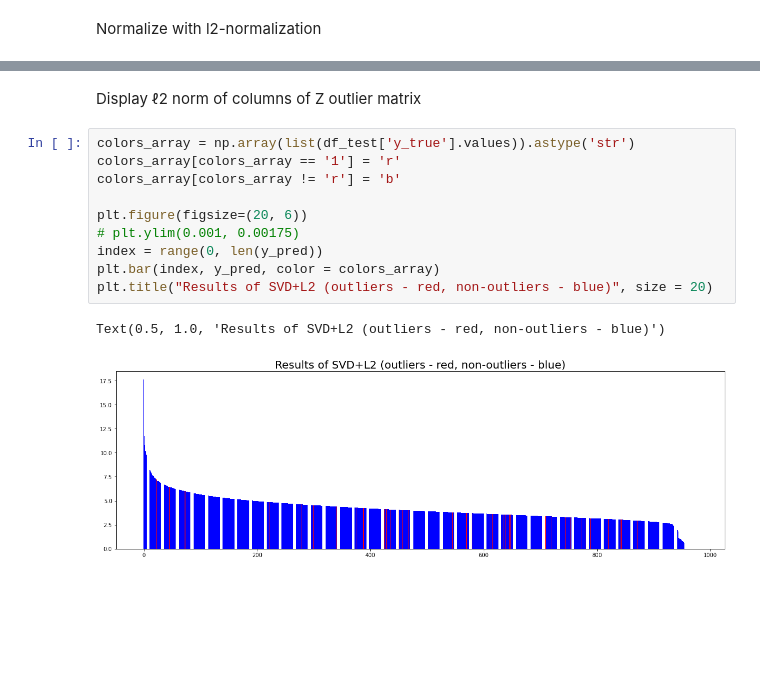
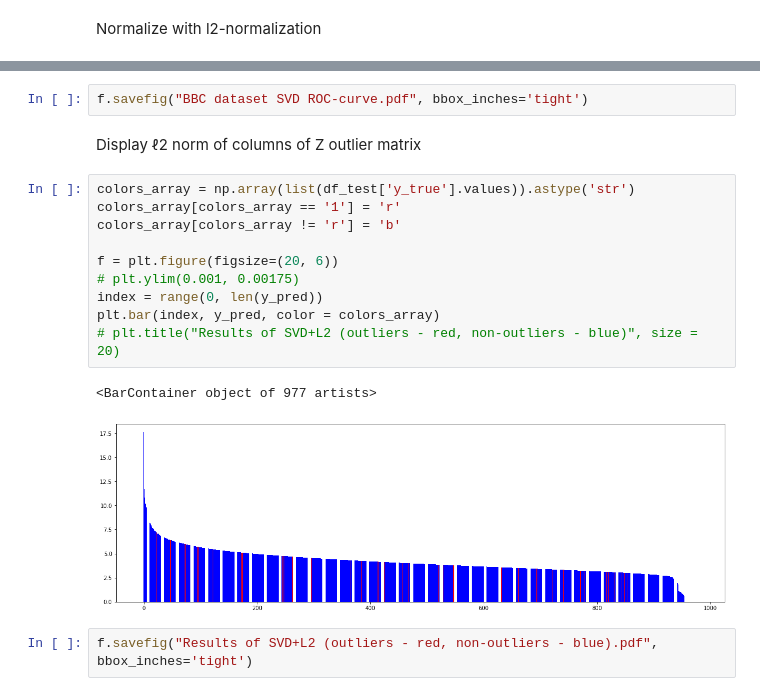
Before and after one commit to alinapetukhova/textcl, a Jupyter notebook: examples/text_preprocessing_tutorial.ipynb, the cells around one changed output, grey strips where cells are left out. Drawn from its saved outputs; the diff is of its cells as text; blank space fills up the shorter version.

```diff
--- a/examples/text_preprocessing_tutorial.ipynb
+++ b/examples/text_preprocessing_tutorial.ipynb
@@ -384,15 +407,19 @@ Text(0.5, 1.0, 'BBC dataset SVD ROC-curve')
+# %%
+f.savefig("BBC dataset SVD ROC-curve.pdf", bbox_inches='tight')
 # %% [markdown]
 Display ℓ2 norm of columns of Z outlier matrix
 # %%
 colors_array = np.array(list(df_test['y_true'].values)).astype('str')
 colors_array[colors_array == '1'] = 'r'
 colors_array[colors_array != 'r'] = 'b'
 
-plt.figure(figsize=(20, 6))
+f = plt.figure(figsize=(20, 6))
 # plt.ylim(0.001, 0.00175)
 index = range(0, len(y_pred))
 plt.bar(index, y_pred, color = colors_array)
-plt.title("Results of SVD+L2 (outliers - red, non-outliers - blue)", size = 20)
+# plt.title("Results of SVD+L2 (outliers - red, non-outliers - blue)", size = 20)
 # %% [output]
-Text(0.5, 1.0, 'Results of SVD+L2 (outliers - red, non-outliers - blue)')
+<BarContainer object of 977 artists>
-[figure, old version]
+[figure, new version]
+# %%
+f.savefig("Results of SVD+L2 (outliers - red, non-outliers - blue).pdf", bbox_inches='tight')
```
Also changed, not shown: parts of 13 cells of this notebook, 5 other files.
